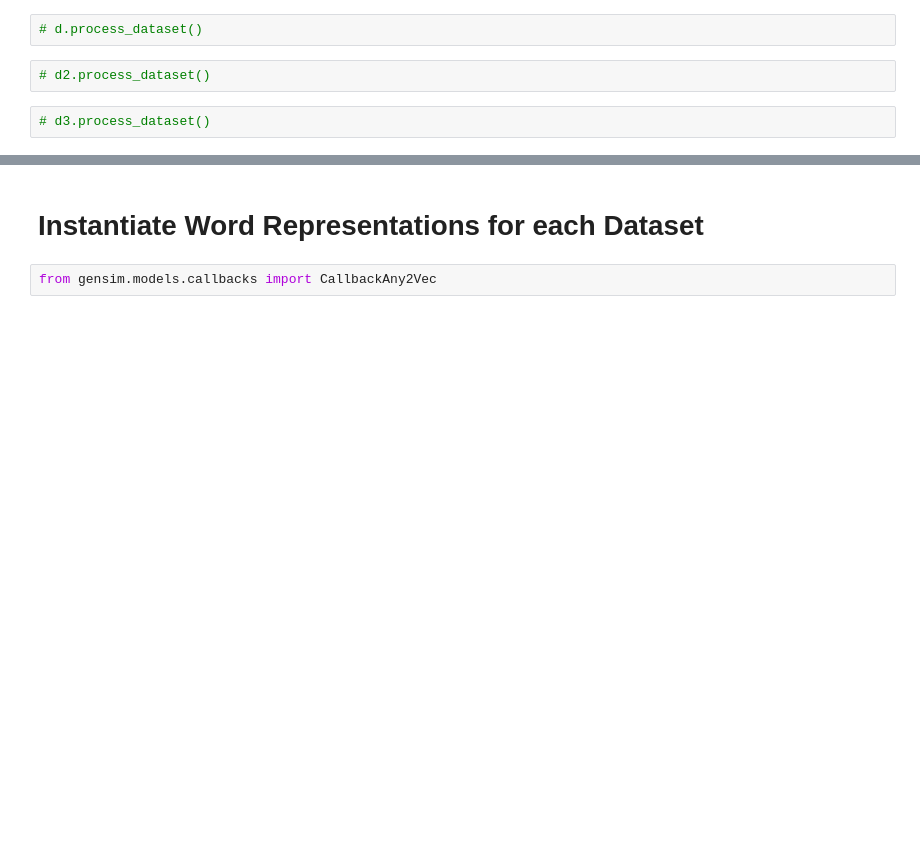
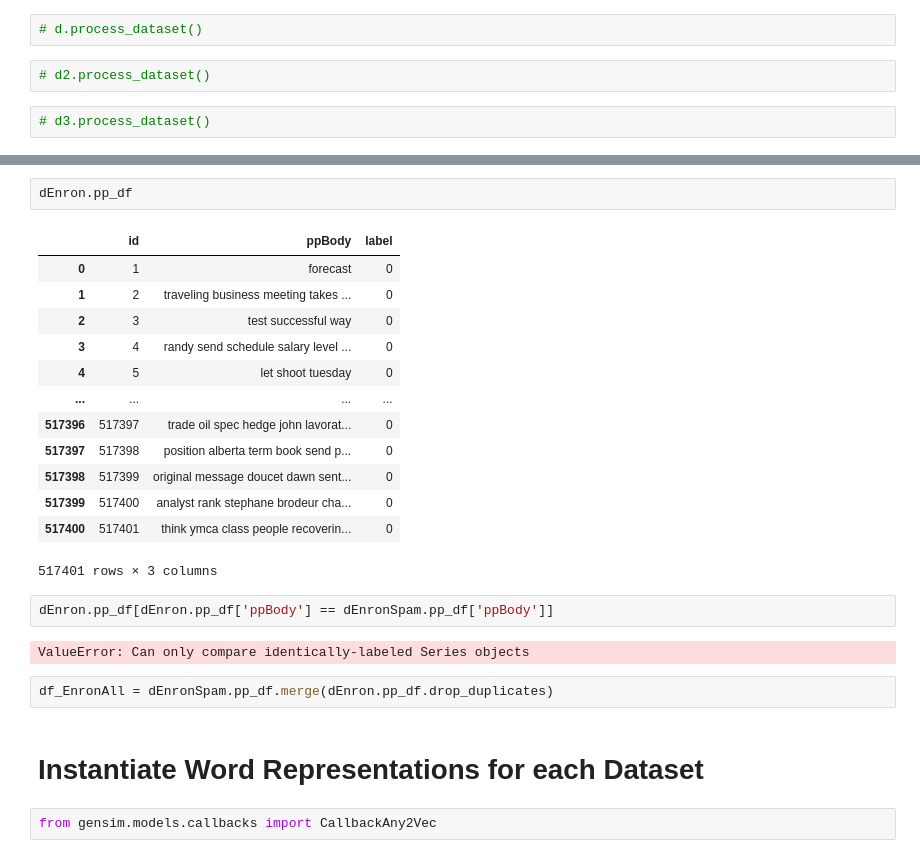
Before and after one commit to Twigonometry/Phishing-ML, a Jupyter notebook: classif.ipynb, the cells around one changed output, grey strips where cells are left out. Saved outputs shown, nothing was run; the diff lists cells and outputs as text; blank space fills up the shorter version.

```diff
--- a/classif.ipynb
+++ b/classif.ipynb
@@ -658,3 +684,25 @@ KeyError: 'Label'
+# %%
+dEnron.pp_df
+# %% [output]
+|  | id | ppBody | label |
+| 0 | 1 | forecast | 0 |
+| 1 | 2 | traveling business meeting takes ... | 0 |
+| 2 | 3 | test successful way | 0 |
+| 3 | 4 | randy send schedule salary level ... | 0 |
+| 4 | 5 | let shoot tuesday | 0 |
+| ... | ... | ... | ... |
+| 517396 | 517397 | trade oil spec hedge john lavorat... | 0 |
+| 517397 | 517398 | position alberta term book send p... | 0 |
+| 517398 | 517399 | original message doucet dawn sent... | 0 |
+| 517399 | 517400 | analyst rank stephane brodeur cha... | 0 |
+| 517400 | 517401 | think ymca class people recoverin... | 0 |
+517401 rows × 3 columns
+# %%
+dEnron.pp_df[dEnron.pp_df['ppBody'] == dEnronSpam.pp_df['ppBody']]
+# %% [output]
+ValueError: Can only compare identically-labeled Series objects
+# %%
+df_EnronAll = dEnronSpam.pp_df.merge(dEnron.pp_df.drop_duplicates)
 # %% [markdown]
 # Instantiate Word Representations for each Dataset
 # %%
```
Also changed, not shown: parts of 8 cells of this notebook, 1 other file.
